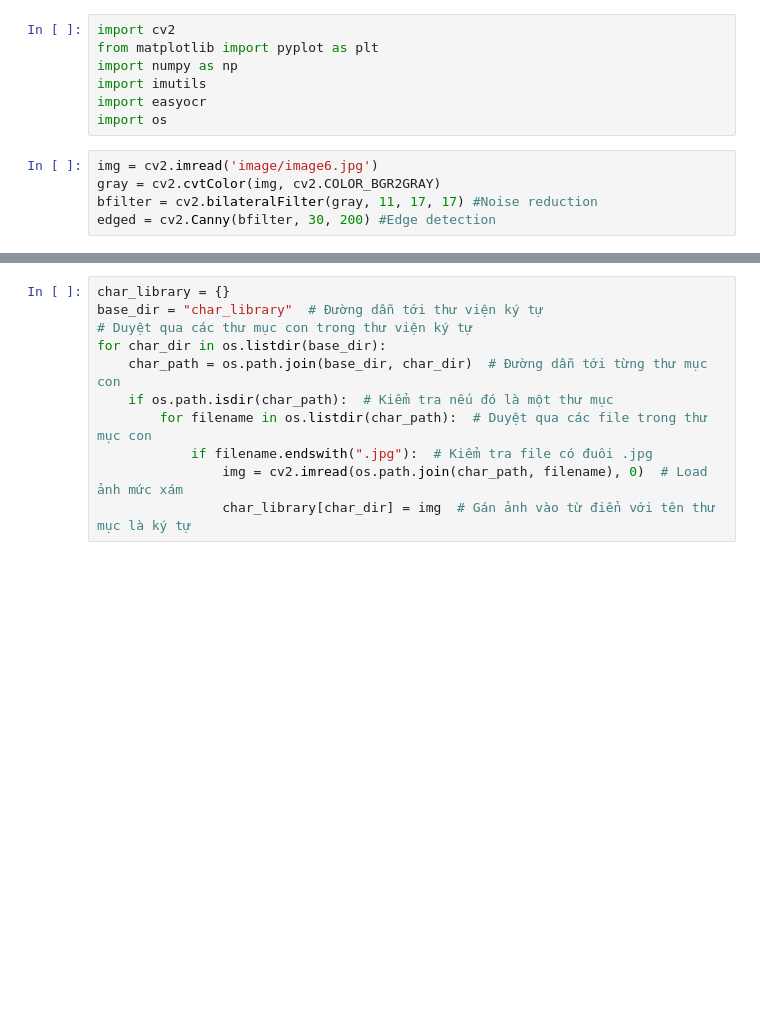
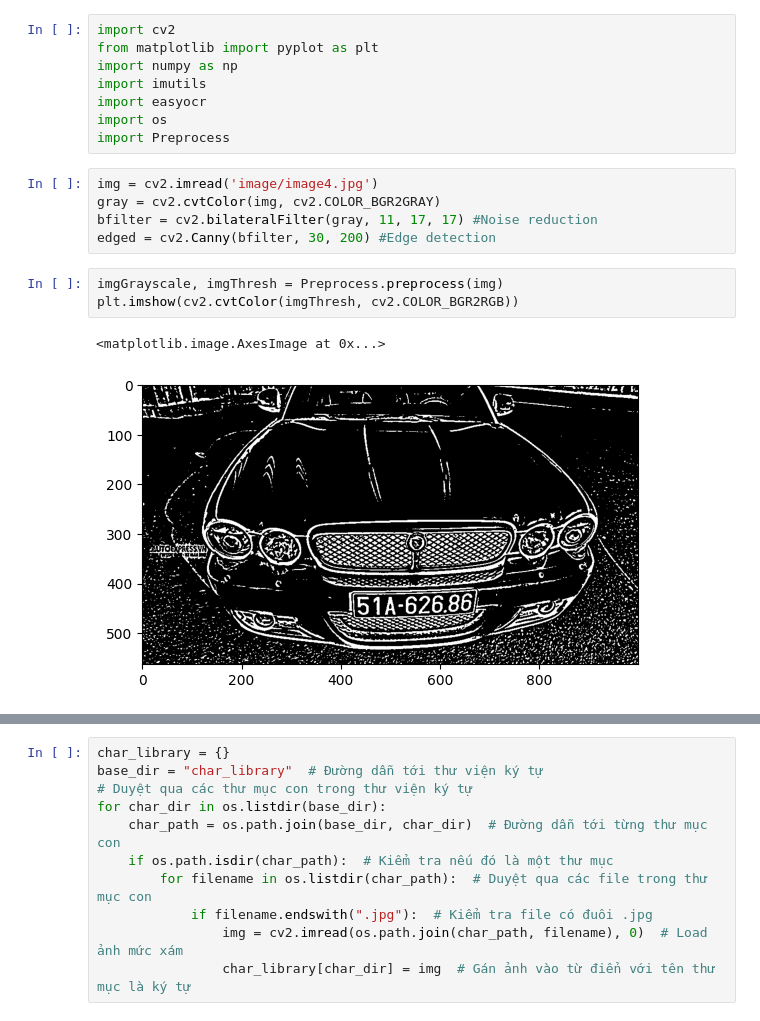
Before and after one commit to Zinjpq/Automatic-door, a Jupyter notebook: main/ANPR.ipynb, the cells around one changed output, grey strips where cells are left out. Drawn from its saved outputs; the diff is of its cells as text; blank space fills up the shorter version.

Commit message:
Refactor code to include preprocessing functions for license plate detection

```diff
--- a/main/ANPR.ipynb
+++ b/main/ANPR.ipynb
@@ -5,11 +5,18 @@ import numpy as np
 import imutils
 import easyocr
 import os
+import Preprocess
 # %%
-img = cv2.imread('image/image6.jpg')
+img = cv2.imread('image/image4.jpg')
 gray = cv2.cvtColor(img, cv2.COLOR_BGR2GRAY)
 bfilter = cv2.bilateralFilter(gray, 11, 17, 17) #Noise reduction
 edged = cv2.Canny(bfilter, 30, 200) #Edge detection
+# %%
+imgGrayscale, imgThresh = Preprocess.preprocess(img)
+plt.imshow(cv2.cvtColor(imgThresh, cv2.COLOR_BGR2RGB))
+# %% [output]
+<matplotlib.image.AxesImage at 0x...>
+[figure, added]
 # %%
 keypoints = cv2.findContours(edged.copy(), cv2.RETR_TREE, cv2.CHAIN_APPROX_SIMPLE)
 contours = imutils.grab_contours(keypoints)
```
Also changed, not shown: parts of 4 cells of this notebook, 1 other file.
